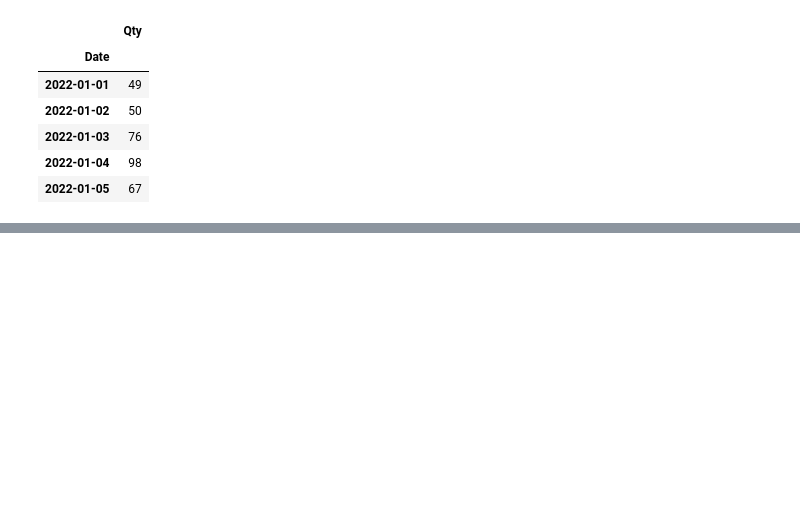
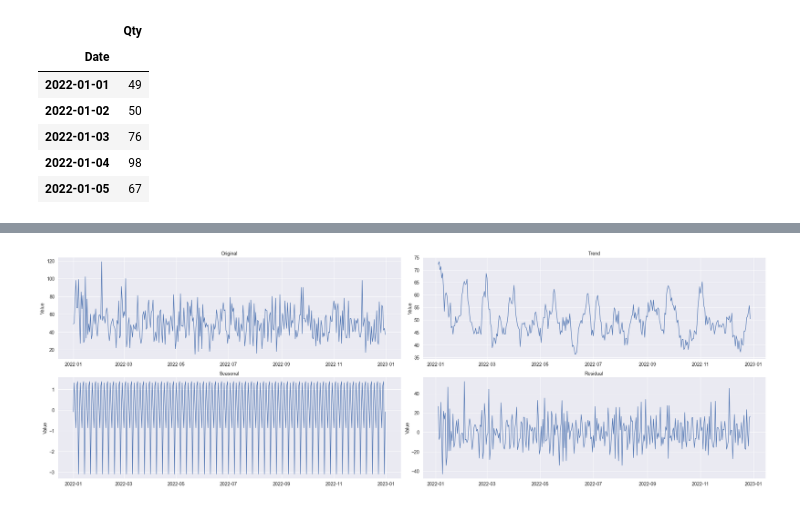
Before and after one commit to TheOX7/Final-Task-Kalbe, a Jupyter notebook: time_series.ipynb, the cells around one changed output, grey strips where cells are left out. Drawn from its saved outputs; the diff is of its cells as text; code cells hidden in the pictures; blank space fills up the shorter version.

```diff
--- a/time_series.ipynb
+++ b/time_series.ipynb
@@ -334,0 +363,35 @@ plt.show()
+# %%
+from statsmodels.tsa.seasonal import seasonal_decompose
+
+result = seasonal_decompose(df_grouped, model='additive')
+fig, axes = plt.subplots(2, 2, figsize=(30, 10))
+
+axes[0, 0].set_title('Original', fontsize=14)
+axes[0, 0].plot(result.observed)
+axes[0, 0].tick_params(axis='both', which='major', labelsize=14)
+axes[0, 0].set_xlabel('', fontsize=14)
+axes[0, 0].set_ylabel('Value', fontsize=14)
+
+axes[0, 1].set_title('Trend', fontsize=14)
+axes[0, 1].plot(result.trend)
+axes[0, 1].tick_params(axis='both', which='major', labelsize=14)
+axes[0, 1].set_xlabel('', fontsize=14)
+axes[0, 1].set_ylabel('Value', fontsize=14)
+
+axes[1, 0].set_title('Seasonal', fontsize=14)
+axes[1, 0].plot(result.seasonal)
+axes[1, 0].tick_params(axis='both', which='major', labelsize=14)
+axes[1, 0].set_xlabel('', fontsize=14)
+axes[1, 0].set_ylabel('Value', fontsize=14)
+
+axes[1, 1].set_title('Residual', fontsize=14)
+axes[1, 1].plot(result.resid)
+axes[1, 1].tick_params(axis='both', which='major', labelsize=14)
+axes[1, 1].set_xlabel('', fontsize=14)
+axes[1, 1].set_ylabel('Value', fontsize=14)
+
+# Tampilkan plot
+plt.tight_layout()
+plt.show()
+# %% [output]
+[figure, added]
```
Also changed, not shown: parts of 43 cells of this notebook.
